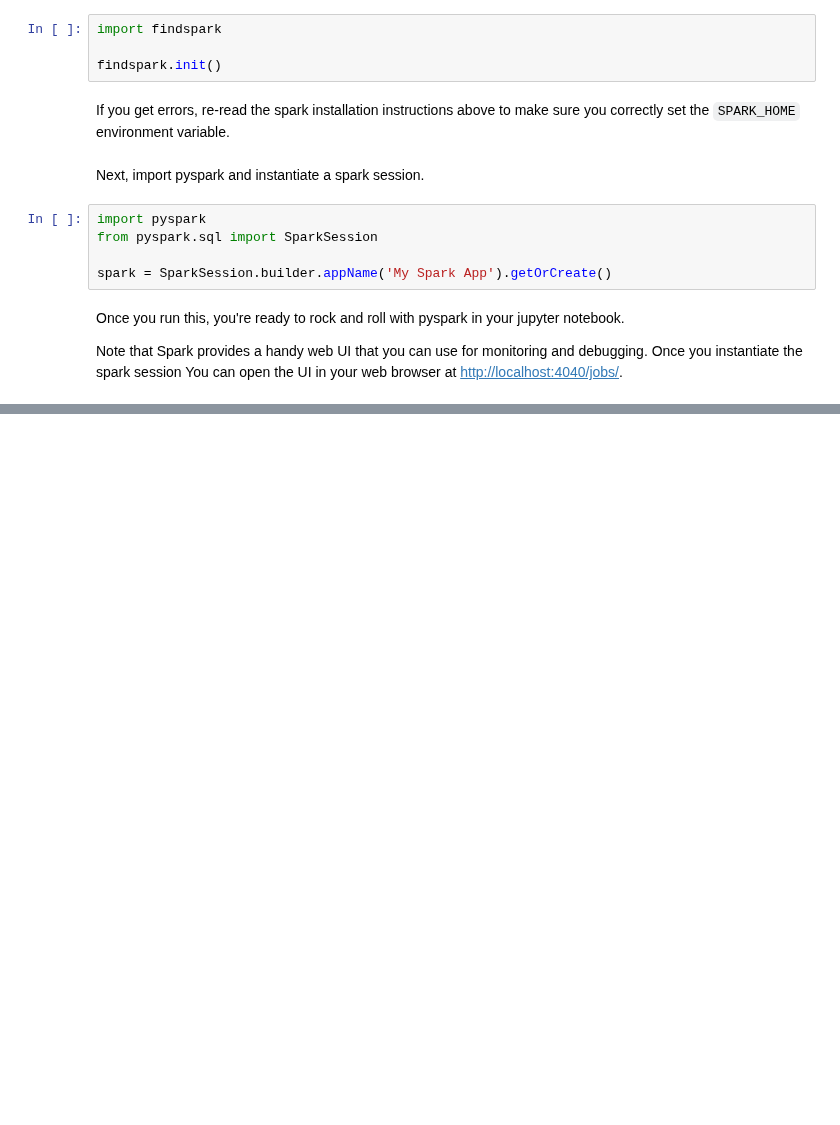
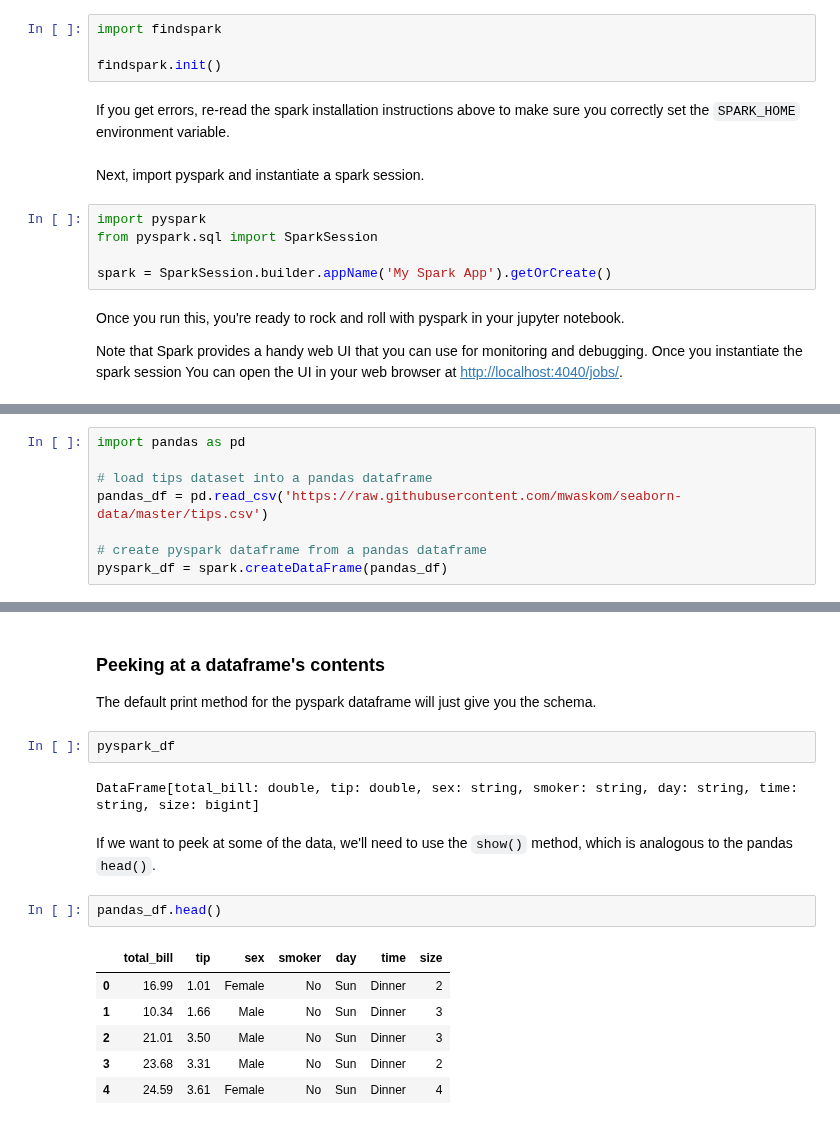
Before and after one commit to mcb00/blog, a Jupyter notebook: _drafts/how-to-get-pyspark-on-your-laptop.ipynb, the cells around one changed output, grey strips where cells are left out. Cells and saved outputs as stored; diff of their text form; blank space fills up the shorter version.

```diff
--- a/_drafts/how-to-get-pyspark-on-your-laptop.ipynb
+++ b/_drafts/how-to-get-pyspark-on-your-laptop.ipynb
@@ -167,0 +201,8 @@ Once you instantiate the spark session You can open the UI in your web browser a
+# %%
+import pandas as pd
+
+# load tips dataset into a pandas dataframe
+pandas_df = pd.read_csv('https://raw.githubusercontent.com/mwaskom/seaborn-data/master/tips.csv')
+
+# create pyspark dataframe from a pandas dataframe
+pyspark_df = spark.createDataFrame(pandas_df)
@@ -167,0 +214,19 @@ Once you instantiate the spark session You can open the UI in your web browser a
+# %% [markdown]
+### Peeking at a dataframe's contents
+
+The default print method for the pyspark dataframe will just give you the schema.
+# %%
+pyspark_df
+# %% [output]
+DataFrame[total_bill: double, tip: double, sex: string, smoker: string, day: string, time: string, size: bigint]
+# %% [markdown]
+If we want to peek at some of the data, we'll need to use the `show()` method, which is analogous to the pandas `head()`.
+# %%
+pandas_df.head()
+# %% [output]
+|  | total_bill | tip | sex | smoker | day | time | size |
+| 0 | 16.99 | 1.01 | Female | No | Sun | Dinner | 2 |
+| 1 | 10.34 | 1.66 | Male | No | Sun | Dinner | 3 |
+| 2 | 21.01 | 3.50 | Male | No | Sun | Dinner | 3 |
+| 3 | 23.68 | 3.31 | Male | No | Sun | Dinner | 2 |
+| 4 | 24.59 | 3.61 | Female | No | Sun | Dinner | 4 |
```
Also changed, not shown: parts of 38 cells of this notebook.
